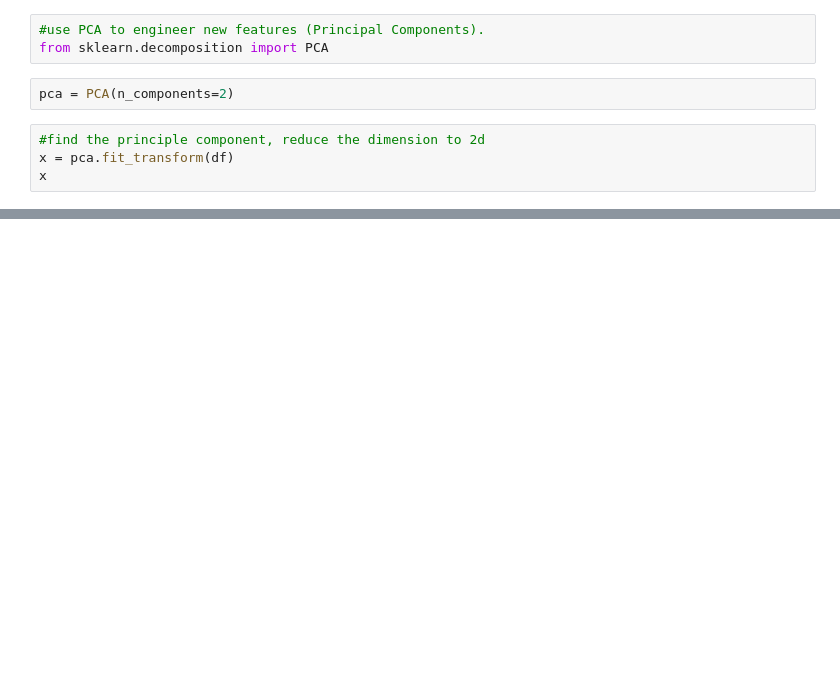
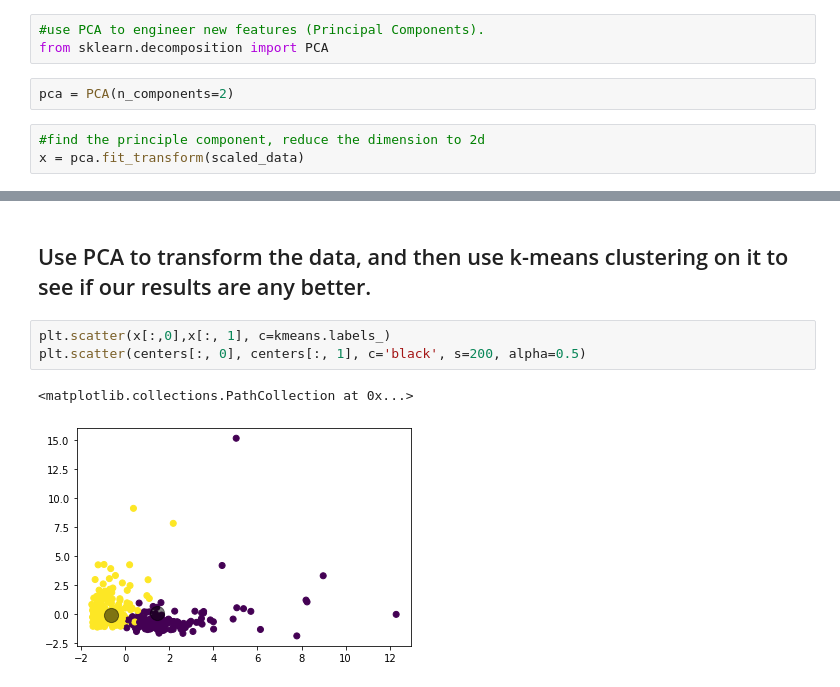
Before and after one commit to liyaSileshi/wholesale_PCA, a Jupyter notebook: wholesale.ipynb, the cells around one changed output, grey strips where cells are left out. Drawn from its saved outputs; the diff is of its cells as text; blank space fills up the shorter version.

```diff
--- a/wholesale.ipynb
+++ b/wholesale.ipynb
@@ -144,5 +135,4 @@ from sklearn.decomposition import PCA
 pca = PCA(n_components=2)
 # %%
 #find the principle component, reduce the dimension to 2d
-x = pca.fit_transform(df)
-x
+x = pca.fit_transform(scaled_data)
@@ -170,0 +224,8 @@ AttributeError: 'PCA' object has no attribute 'explained_variance'
+# %% [markdown]
+## Use PCA to transform the data, and then use k-means clustering on it to see if our results are any better.
+# %%
+plt.scatter(x[:,0],x[:, 1], c=kmeans.labels_)
+plt.scatter(centers[:, 0], centers[:, 1], c='black', s=200, alpha=0.5)
+# %% [output]
+<matplotlib.collections.PathCollection at 0x...>
+[figure, added]
```
Also changed, not shown: parts of 26 cells of this notebook.
